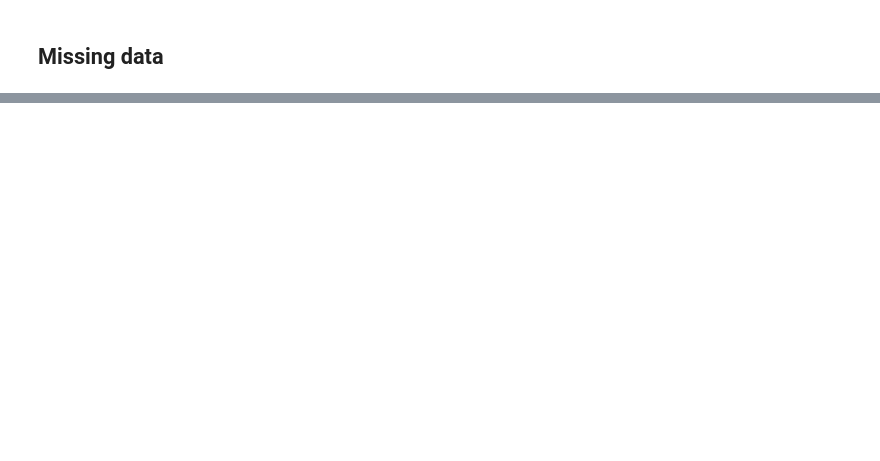
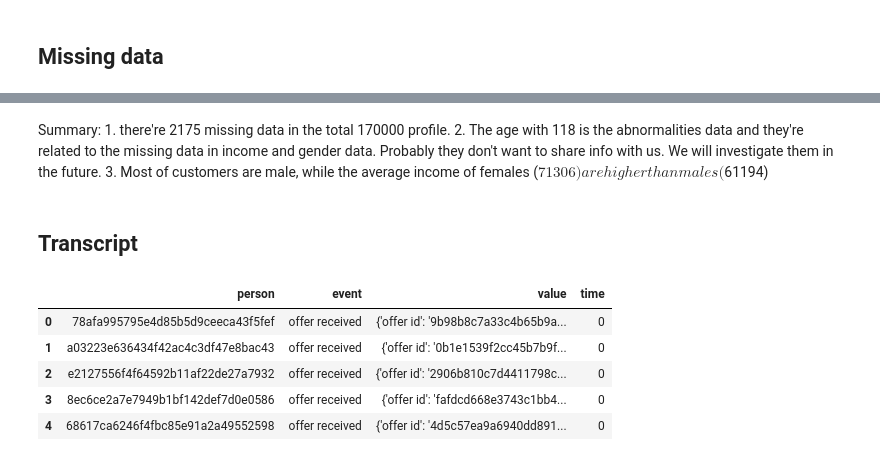
Before and after one commit to python-jike/Python-Data-Sciences, a Jupyter notebook: Starbucks.ipynb, the cells around one changed output, grey strips where cells are left out. Cells and saved outputs as stored; diff of their text form; code cells hidden in the pictures; blank space fills up the shorter version.

```diff
--- a/Starbucks.ipynb
+++ b/Starbucks.ipynb
@@ -181,0 +264,16 @@ profile.groupby('gender').describe()['income']
+# %% [markdown]
+Summary:
+    1. there're 2175 missing data in the total 170000 profile.
+    2. The age with 118 is the abnormalities data and they're related to the missing data in income and gender data. Probably they don't want to share info with us. We will investigate them in the future.
+    3. Most of customers are male, while the average income of females ($71306) are higher than males($61194)
+# %% [markdown]
+## Transcript
+# %%
+transcript.head()
+# %% [output]
+|  | person | event | value | time |
+| 0 | 78afa995795e4d85b5d9ceeca43f5fef | offer received | {'offer id': '9b98b8c7a33c4b65b9a... | 0 |
+| 1 | a03223e636434f42ac4c3df47e8bac43 | offer received | {'offer id': '0b1e1539f2cc45b7b9f... | 0 |
+| 2 | e2127556f4f64592b11af22de27a7932 | offer received | {'offer id': '2906b810c7d4411798c... | 0 |
+| 3 | 8ec6ce2a7e7949b1bf142def7d0e0586 | offer received | {'offer id': 'fafdcd668e3743c1bb4... | 0 |
+| 4 | 68617ca6246f4fbc85e91a2a49552598 | offer received | {'offer id': '4d5c57ea9a6940dd891... | 0 |
```
Also changed, not shown: parts of 14 cells of this notebook.
